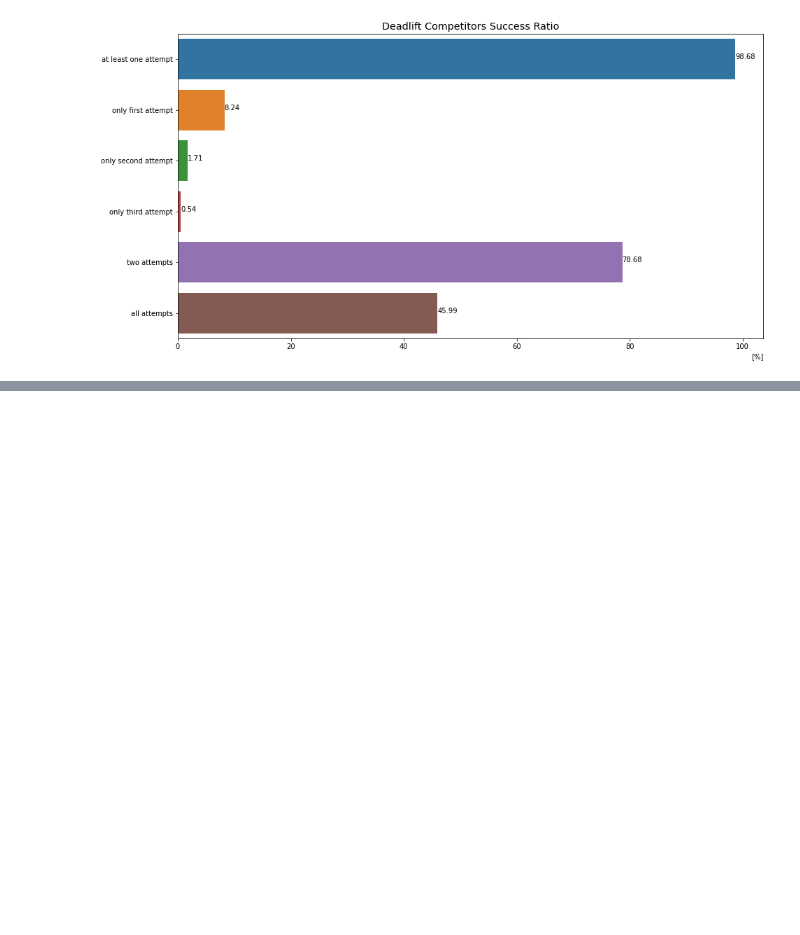
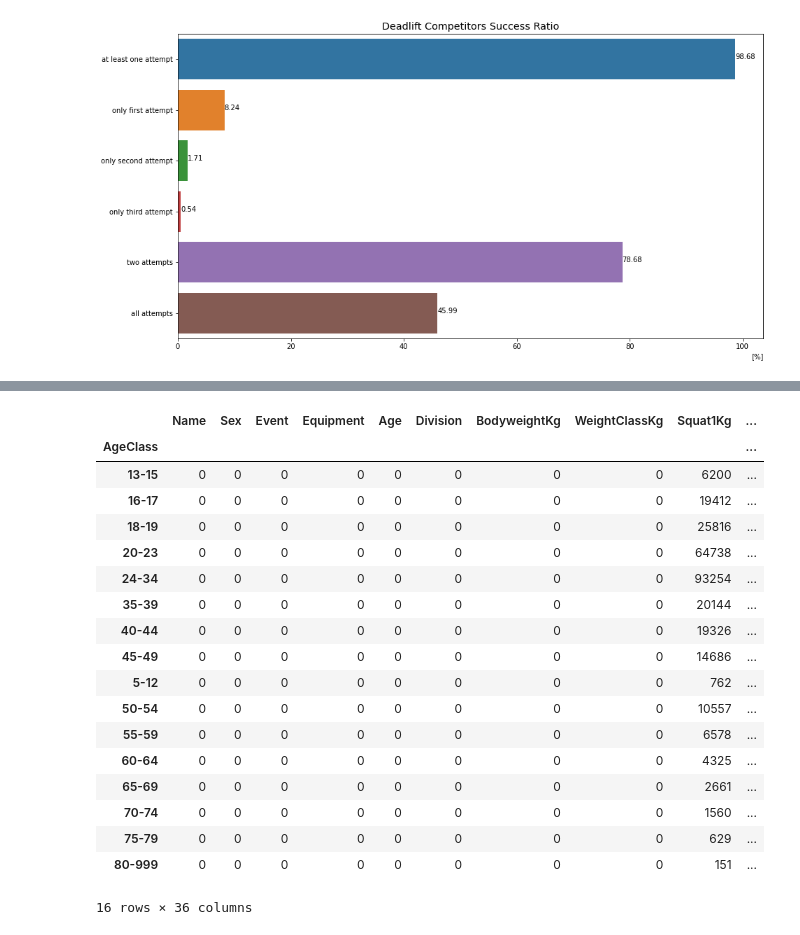
Before and after one commit to TBSDA/Data_Visualization, a Jupyter notebook: Powerlifting/Open_Powerlifting_Data_Visualization.ipynb, the cells around one changed output, grey strips where cells are left out. Drawn from its saved outputs; the diff is of its cells as text; code cells hidden in the pictures; blank space fills up the shorter version.

```diff
--- a/Powerlifting/Open_Powerlifting_Data_Visualization.ipynb
+++ b/Powerlifting/Open_Powerlifting_Data_Visualization.ipynb
@@ -1541,0 +1472,28 @@ counted_failures.groupby('AgeClass').count()
+# %%
+counted_attempts = df[df[three_lifts].notna()]
+# %%
+counted_attempts['AgeClass'] = df['AgeClass']
+# %%
+counted_attempts = counted_attempts.groupby('AgeClass').count()
+# %%
+counted_attempts
+# %% [output]
+|  | Name | Sex | Event | Equipment | Age | Division | BodyweightKg | WeightClassKg | Squat1Kg | ... |
+| AgeClass |  |  |  |  |  |  |  |  |  | ... |
+| 13-15 | 0 | 0 | 0 | 0 | 0 | 0 | 0 | 0 | 6200 | ... |
+| 16-17 | 0 | 0 | 0 | 0 | 0 | 0 | 0 | 0 | 19412 | ... |
+| 18-19 | 0 | 0 | 0 | 0 | 0 | 0 | 0 | 0 | 25816 | ... |
+| 20-23 | 0 | 0 | 0 | 0 | 0 | 0 | 0 | 0 | 64738 | ... |
+| 24-34 | 0 | 0 | 0 | 0 | 0 | 0 | 0 | 0 | 93254 | ... |
+| 35-39 | 0 | 0 | 0 | 0 | 0 | 0 | 0 | 0 | 20144 | ... |
+| 40-44 | 0 | 0 | 0 | 0 | 0 | 0 | 0 | 0 | 19326 | ... |
+| 45-49 | 0 | 0 | 0 | 0 | 0 | 0 | 0 | 0 | 14686 | ... |
+| 5-12 | 0 | 0 | 0 | 0 | 0 | 0 | 0 | 0 | 762 | ... |
+| 50-54 | 0 | 0 | 0 | 0 | 0 | 0 | 0 | 0 | 10557 | ... |
+| 55-59 | 0 | 0 | 0 | 0 | 0 | 0 | 0 | 0 | 6578 | ... |
+| 60-64 | 0 | 0 | 0 | 0 | 0 | 0 | 0 | 0 | 4325 | ... |
+| 65-69 | 0 | 0 | 0 | 0 | 0 | 0 | 0 | 0 | 2661 | ... |
+| 70-74 | 0 | 0 | 0 | 0 | 0 | 0 | 0 | 0 | 1560 | ... |
+| 75-79 | 0 | 0 | 0 | 0 | 0 | 0 | 0 | 0 | 629 | ... |
+| 80-999 | 0 | 0 | 0 | 0 | 0 | 0 | 0 | 0 | 151 | ... |
+16 rows × 36 columns
```
Also changed, not shown: parts of 20 cells of this notebook.
